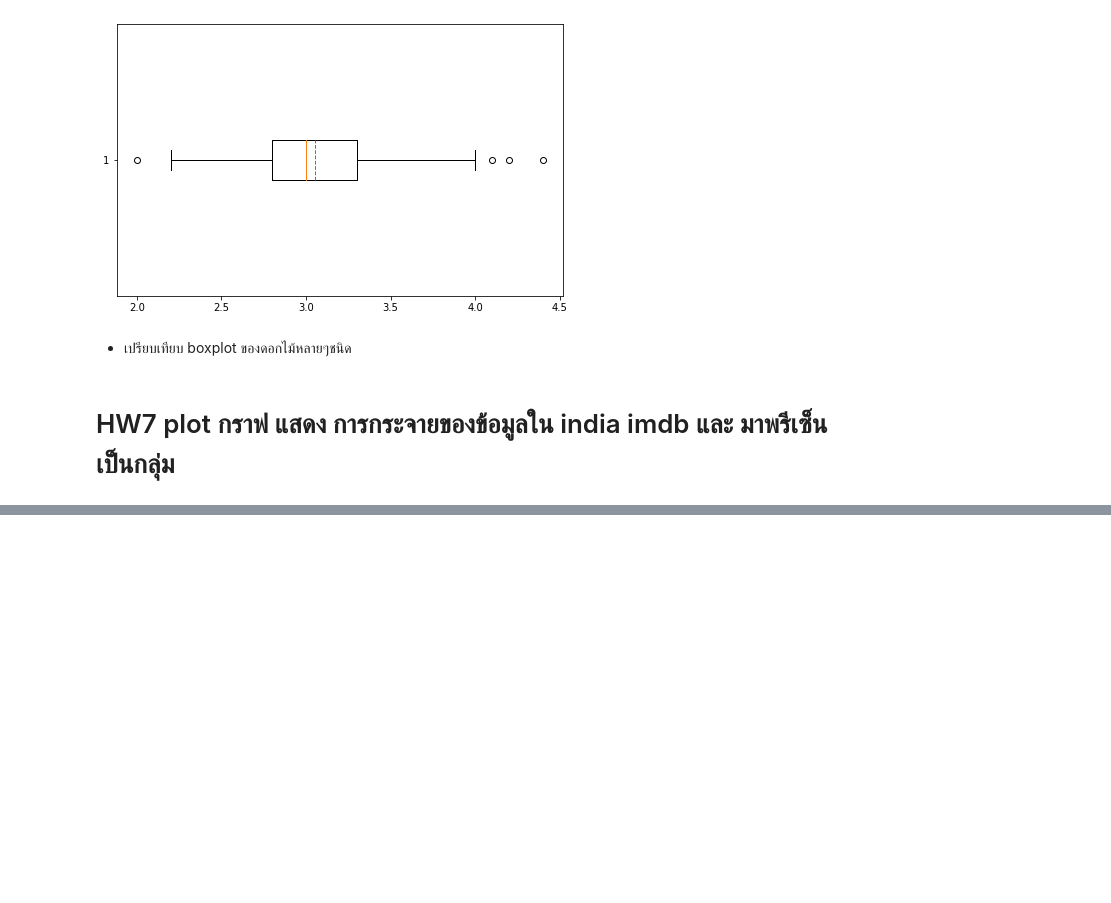
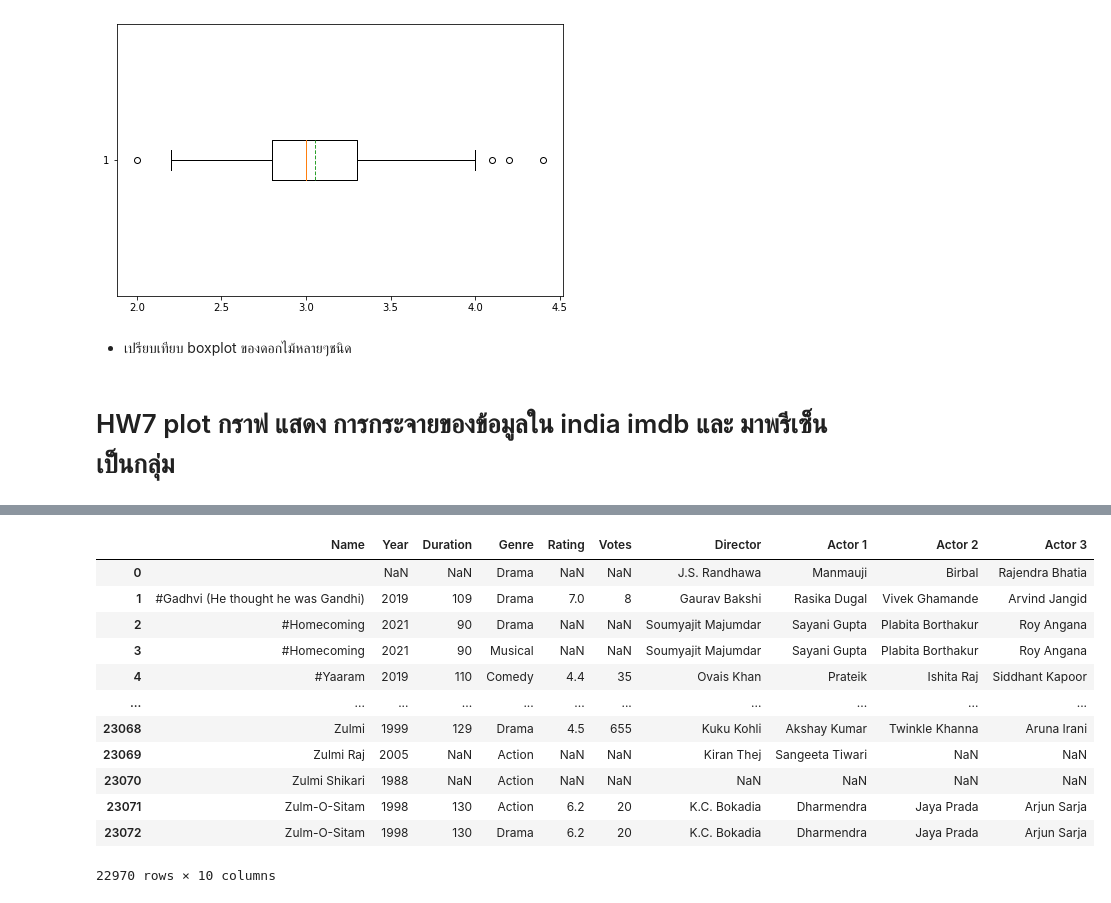
Before and after one commit to Earth15145/Python_dataviz2024, a Jupyter notebook: Visualize_Data_Distribution_(02)_2024.ipynb, the cells around one changed output, grey strips where cells are left out. Cells and saved outputs as stored; diff of their text form; code cells hidden in the pictures; blank space fills up the shorter version.

```diff
--- a/Visualize_Data_Distribution_(02)_2024.ipynb
+++ b/Visualize_Data_Distribution_(02)_2024.ipynb
@@ -295,0 +385,39 @@ O = plt.boxplot(df['SepalWidth'],showmeans=True,meanline=True,vert=False)
+# %%
+import pandas as pd
+from matplotlib import pyplot as plt
+from google.colab import drive
+import os
+
+# Function to split genres and create new rows
+def split_genres(row):
+  if isinstance(row['Genre'], list):
+    new_rows = []
+    for i in range(len(row['Genre'])):
+      new_row = row.copy()
+      new_row['Genre'] = row['Genre'][i]
+      new_rows.append(new_row)
+    return new_rows
+  else:
+    return [row]
+
+# Apply the function to split genres and create new rows
+new_movie_df = pd.concat([pd.DataFrame(split_genres(row)) for _, row in movie_df.iterrows()], ignore_index=True)
+
+# Filter out rows with genres not in the genres_list
+new_movie_df = new_movie_df[new_movie_df['Genre'].isin(genres_list)]
+# %%
+new_movie_df
+# %% [output]
+|  | Name | Year | Duration | Genre | Rating | Votes | Director | Actor 1 | Actor 2 | Actor 3 |
+| 0 |  | NaN | NaN | Drama | NaN | NaN | J.S. Randhawa | Manmauji | Birbal | Rajendra Bhatia |
+| 1 | #Gadhvi (He thought he was Gandhi) | 2019 | 109 | Drama | 7.0 | 8 | Gaurav Bakshi | Rasika Dugal | Vivek Ghamande | Arvind Jangid |
+| 2 | #Homecoming | 2021 | 90 | Drama | NaN | NaN | Soumyajit Majumdar | Sayani Gupta | Plabita Borthakur | Roy Angana |
+| 3 | #Homecoming | 2021 | 90 | Musical | NaN | NaN | Soumyajit Majumdar | Sayani Gupta | Plabita Borthakur | Roy Angana |
+| 4 | #Yaaram | 2019 | 110 | Comedy | 4.4 | 35 | Ovais Khan | Prateik | Ishita Raj | Siddhant Kapoor |
+| ... | ... | ... | ... | ... | ... | ... | ... | ... | ... | ... |
+| 23068 | Zulmi | 1999 | 129 | Drama | 4.5 | 655 | Kuku Kohli | Akshay Kumar | Twinkle Khanna | Aruna Irani |
+| 23069 | Zulmi Raj | 2005 | NaN | Action | NaN | NaN | Kiran Thej | Sangeeta Tiwari | NaN | NaN |
+| 23070 | Zulmi Shikari | 1988 | NaN | Action | NaN | NaN | NaN | NaN | NaN | NaN |
+| 23071 | Zulm-O-Sitam | 1998 | 130 | Action | 6.2 | 20 | K.C. Bokadia | Dharmendra | Jaya Prada | Arjun Sarja |
+| 23072 | Zulm-O-Sitam | 1998 | 130 | Drama | 6.2 | 20 | K.C. Bokadia | Dharmendra | Jaya Prada | Arjun Sarja |
+22970 rows × 10 columns
```
Also changed, not shown: parts of 14 cells of this notebook.
